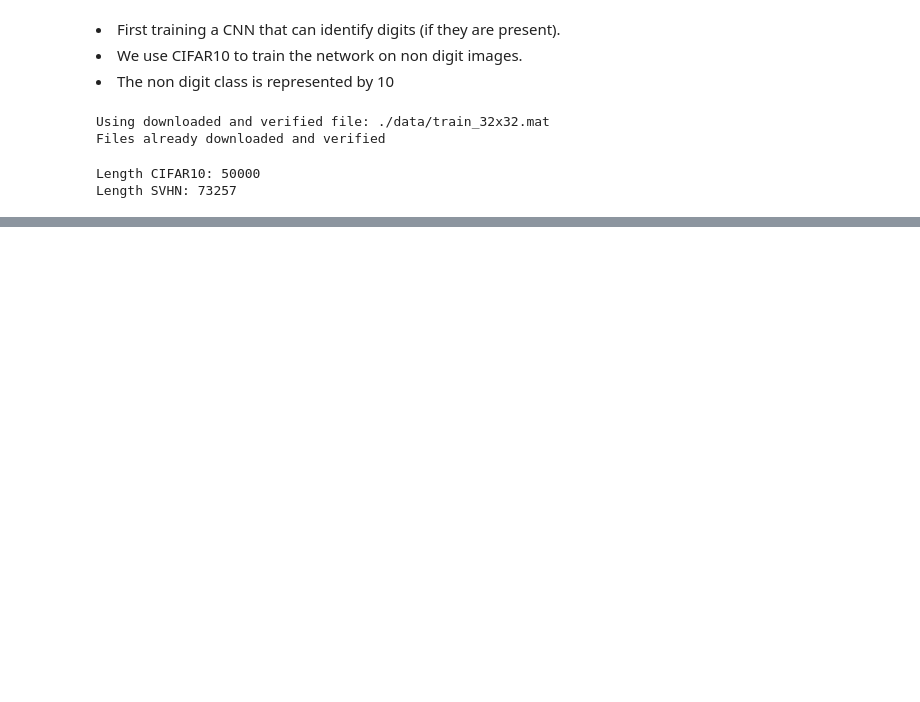
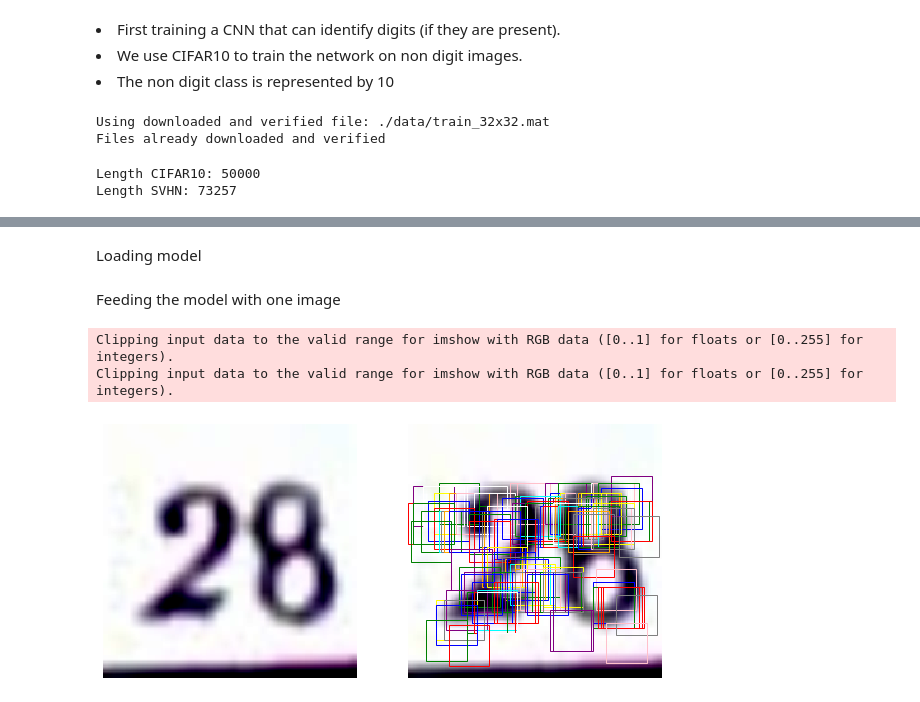
Before and after one commit to JulesBelveze/pytorch-tutorial-computer-vision, a Jupyter notebook: digits_detection/digit_recognizer.ipynb, the cells around one changed output, grey strips where cells are left out. Drawn from its saved outputs; the diff is of its cells as text; code cells hidden in the pictures; blank space fills up the shorter version.

Commit message:
first version of digit localizer

```diff
--- a/digits_detection/digit_recognizer.ipynb
+++ b/digits_detection/digit_recognizer.ipynb
@@ -194,0 +294,53 @@ SVHN_test_loader = DataLoader(SVHN_test, batch_size=batch_size, shuffle=True, nu
+# %% [markdown]
+Loading model
+# %%
+torch.cuda.empty_cache() # freeing reusable memory
+
+model = Network()
+model.to(device)
+model.load_state_dict(torch.load("digit_classifier.pth"));
+# %% [markdown]
+Feeding the model with one image
+# %%
+# loading random image from the test loader and converting it to
+# a batch to be able to put it in the mode
+image = next(iter(SVHN_test_loader))[0]
+image_tensor = image.unsqueeze(0)
+image_tensor = image_tensor.to(device)
+
+model.eval()
+output = model(image_tensor)
+# %%
+# applying IoU with a suitable threshold to find a digit correct.
+coord_, labels_ = get_box_boundaries_around_digits(image_tensor, output.argmax(1))
+
+scores_ = output.max(1).values
+scores_ = scores_.tolist()[0]
+scores_ = [item for sublists in scores_ for item in sublists]
+
+final_coord = nms(coord_, labels_, scores_)
+# %%
+color_rectangle = {
+    0: "yellow", 1: "green", 2: "blue", 3: "pink", 4: "red",
+    5: "white", 6: "cyan", 7: "purple", 8: "orange", 9: "grey"
+}
+
+f = plt.figure(figsize=(10,5))
+plt.tight_layout()
+
+ax = f.add_subplot(121)
+ax.imshow(np.swapaxes(np.swapaxes(image.numpy(), 0, 2), 0, 1))
+ax.axis("off")
+
+ax2 = f.add_subplot(122)
+ax2.imshow(np.swapaxes(np.swapaxes(image.numpy(), 0, 2), 0, 1))
+ax2.axis("off")
+
+for coord, label in final_coord:
+    x_left, x_right, y_top, y_bottom = coord
+    rect = patches.Rectangle((x_left,y_top),32,32,linewidth=1,edgecolor=color_rectangle[label],facecolor='none')
+    ax2.add_patch(rect)
+# %% [output]
+Clipping input data to the valid range for imshow with RGB data ([0..1] for floats or [0..255] for integers).
+Clipping input data to the valid range for imshow with RGB data ([0..1] for floats or [0..255] for integers).
+[figure, added]
```
Also changed, not shown: parts of 16 cells of this notebook.
